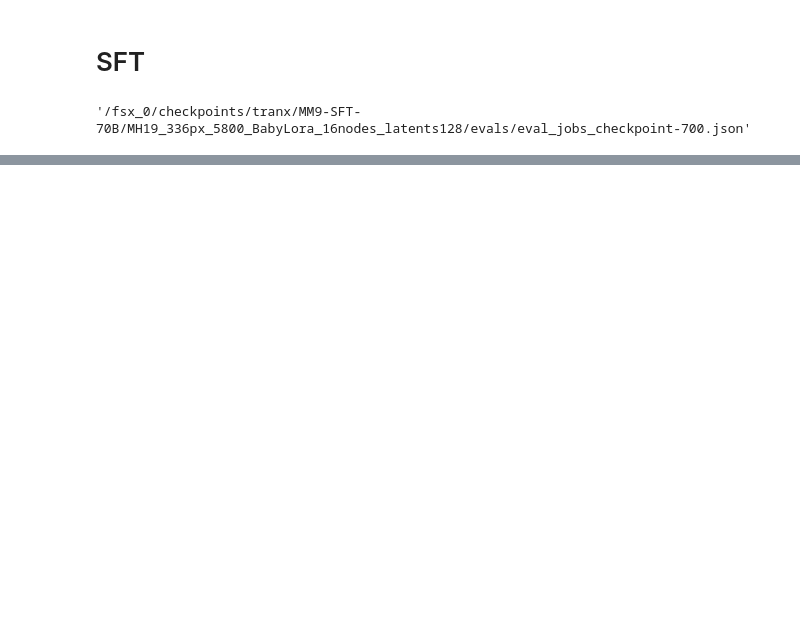
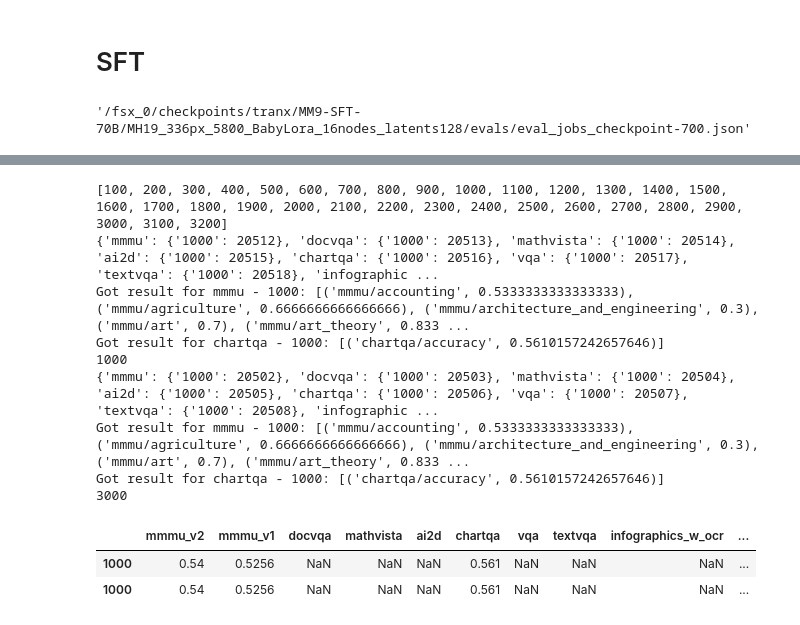
Before and after one commit to harrytranx/experiments, a Jupyter notebook: eval.ipynb, the cells around one changed output, grey strips where cells are left out. Saved outputs shown, nothing was run; the diff lists cells and outputs as text; code cells hidden in the pictures; blank space fills up the shorter version.

```diff
--- a/eval.ipynb
+++ b/eval.ipynb
@@ -598,0 +747,18 @@ eval jobs saved to: /fsx_0/checkpoints/tranx/MM9-SFT-70B/MH19_336px_5800_BabyLor
+# %%
+c = 900
+eval_helper.run_eval_plan(
+    eval_base_sbatch="/fsx_0/user/tranx/experiments/eval/sbash_eval.sh",
+    aligner_parent_dir=ALIGNER_ADEL_PROD,
+    eval_config_dir=f"{ALIGNER_ADEL_PROD}/llm_mm_aligner/experiments/aws_adel/eval_sft_babyLora_emb65",
+    checkpoint_dir=output_dir,
+    checkpoints=[c],
+    save_eval_jobs=eval_helper.get_eval_jobs_record(output_dir, c),
+
+    benchmarks=["mmmu"],
+    # benchmarks=["mathvista"],
+    # benchmarks=["ai2d"],
+
+    rerun_if_exists=True,
+    print_cmd=True,
+    print_job_dict=True
+)
@@ -598,0 +769,18 @@ eval jobs saved to: /fsx_0/checkpoints/tranx/MM9-SFT-70B/MH19_336px_5800_BabyLor
+# %%
+c = 1000
+eval_helper.run_eval_plan(
+    eval_base_sbatch="/fsx_0/user/tranx/experiments/eval/sbash_eval.sh",
+    aligner_parent_dir=ALIGNER_ADEL_PROD,
+    eval_config_dir=f"{ALIGNER_ADEL_PROD}/llm_mm_aligner/experiments/aws_adel/eval_sft_babyLora_emb65",
+    checkpoint_dir=output_dir,
+    checkpoints=[c],
+    save_eval_jobs=eval_helper.get_eval_jobs_record(output_dir, c),
+
+    # benchmarks=["mmmu"],
+    # benchmarks=["mathvista"],
+    # benchmarks=["ai2d"],
+
+    rerun_if_exists=True,
+    print_cmd=True,
+    print_job_dict=True
+)
@@ -598,0 +800,15 @@ eval jobs saved to: /fsx_0/checkpoints/tranx/MM9-SFT-70B/MH19_336px_5800_BabyLor
+# %%
+eval_helper.get_eval_scores_all("/fsx_0/checkpoints/tranx/MM9-SFT-70B/MH19_336px_5800_BabyLora_16nodes")
+# %% [output]
+[100, 200, 300, 400, 500, 600, 700, 800, 900, 1000, 1100, 1200, 1300, 1400, 1500, 1600, 1700, 1800, 1900, 2000, 2100, 2200, 2300, 2400, 2500, 2600, 2700, 2800, 2900, 3000, 3100, 3200]
+{'mmmu': {'1000': 20512}, 'docvqa': {'1000': 20513}, 'mathvista': {'1000': 20514}, 'ai2d': {'1000': 20515}, 'chartqa': {'1000': 20516}, 'vqa': {'1000': 20517}, 'textvqa': {'1000': 20518}, 'infographic ...
+Got result for mmmu - 1000: [('mmmu/accounting', 0.5333333333333333), ('mmmu/agriculture', 0.6666666666666666), ('mmmu/architecture_and_engineering', 0.3), ('mmmu/art', 0.7), ('mmmu/art_theory', 0.833 ...
+Got result for chartqa - 1000: [('chartqa/accuracy', 0.5610157242657646)]
+1000
+{'mmmu': {'1000': 20502}, 'docvqa': {'1000': 20503}, 'mathvista': {'1000': 20504}, 'ai2d': {'1000': 20505}, 'chartqa': {'1000': 20506}, 'vqa': {'1000': 20507}, 'textvqa': {'1000': 20508}, 'infographic ...
+Got result for mmmu - 1000: [('mmmu/accounting', 0.5333333333333333), ('mmmu/agriculture', 0.6666666666666666), ('mmmu/architecture_and_engineering', 0.3), ('mmmu/art', 0.7), ('mmmu/art_theory', 0.833 ...
+Got result for chartqa - 1000: [('chartqa/accuracy', 0.5610157242657646)]
+3000
+|  | mmmu_v2 | mmmu_v1 | docvqa | mathvista | ai2d | chartqa | vqa | textvqa | infographics_w_ocr | ... |
+| 1000 | 0.54 | 0.5256 | NaN | NaN | NaN | 0.561 | NaN | NaN | NaN | ... |
+| 1000 | 0.54 | 0.5256 | NaN | NaN | NaN | 0.561 | NaN | NaN | NaN | ... |
```
Also changed, not shown: parts of 14 cells of this notebook, 4 other files.
